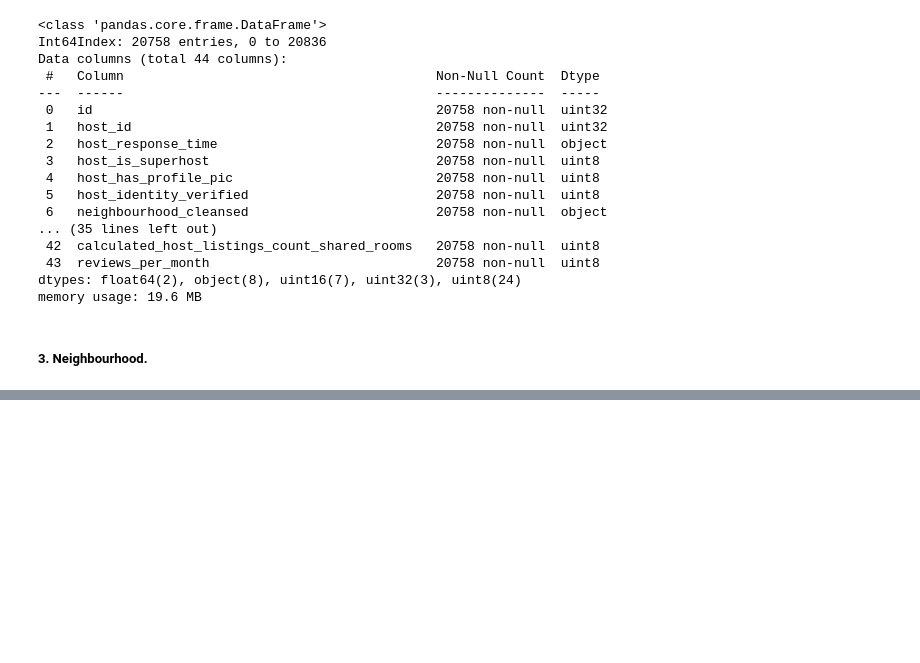
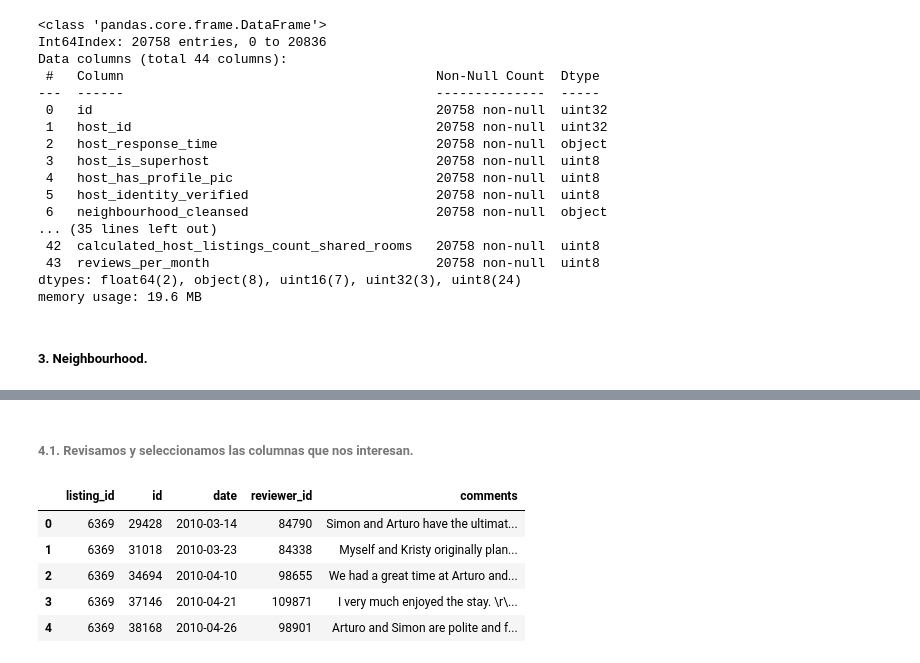
Before and after one commit to PedroVidales/Proyecto-Final_, a Jupyter notebook: main/Limpieza.ipynb, the cells around one changed output, grey strips where cells are left out. Drawn from its saved outputs; the diff is of its cells as text; code cells hidden in the pictures; blank space fills up the shorter version.

```diff
--- a/main/Limpieza.ipynb
+++ b/main/Limpieza.ipynb
@@ -429,0 +493,2 @@ lis.to_csv('../madrid/listings_detailed/listings_limpio.csv', index=False)
+# %% [markdown]
+###### 4.1. Revisamos y seleccionamos las columnas que nos interesan.
@@ -429,0 +497,9 @@ lis.to_csv('../madrid/listings_detailed/listings_limpio.csv', index=False)
+# %%
+rev.head()
+# %% [output]
+|  | listing_id | id | date | reviewer_id | comments |
+| 0 | 6369 | 29428 | 2010-03-14 | 84790 | Simon and Arturo have the ultimat... |
+| 1 | 6369 | 31018 | 2010-03-23 | 84338 | Myself and Kristy originally plan... |
+| 2 | 6369 | 34694 | 2010-04-10 | 98655 | We had a great time at Arturo and... |
+| 3 | 6369 | 37146 | 2010-04-21 | 109871 | I very much enjoyed the stay. \r\... |
+| 4 | 6369 | 38168 | 2010-04-26 | 98901 | Arturo and Simon are polite and f... |
```
Also changed, not shown: parts of 36 cells of this notebook, 1 other file.
